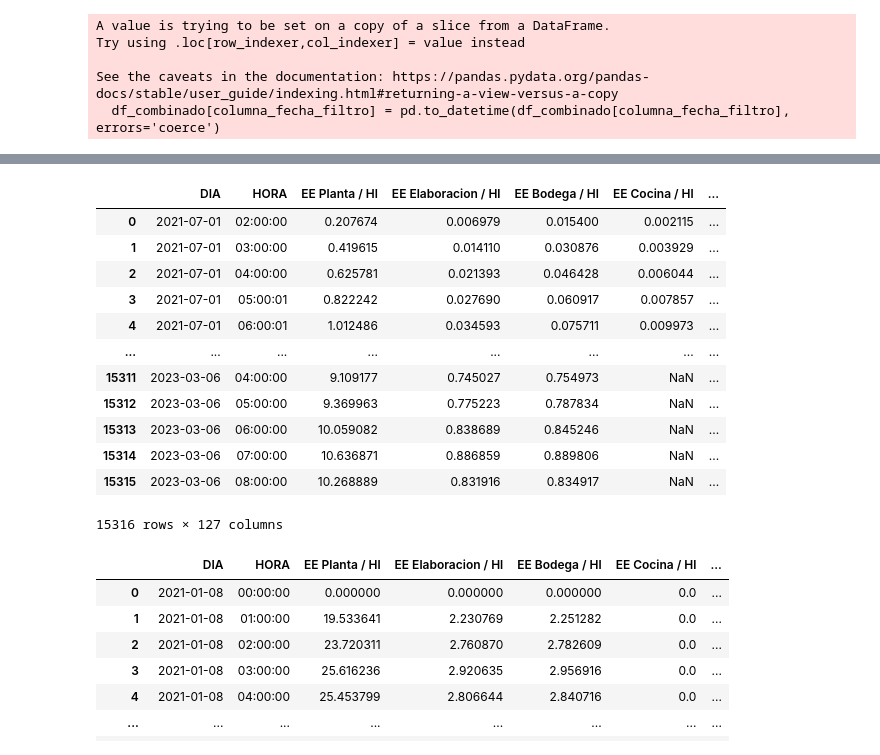
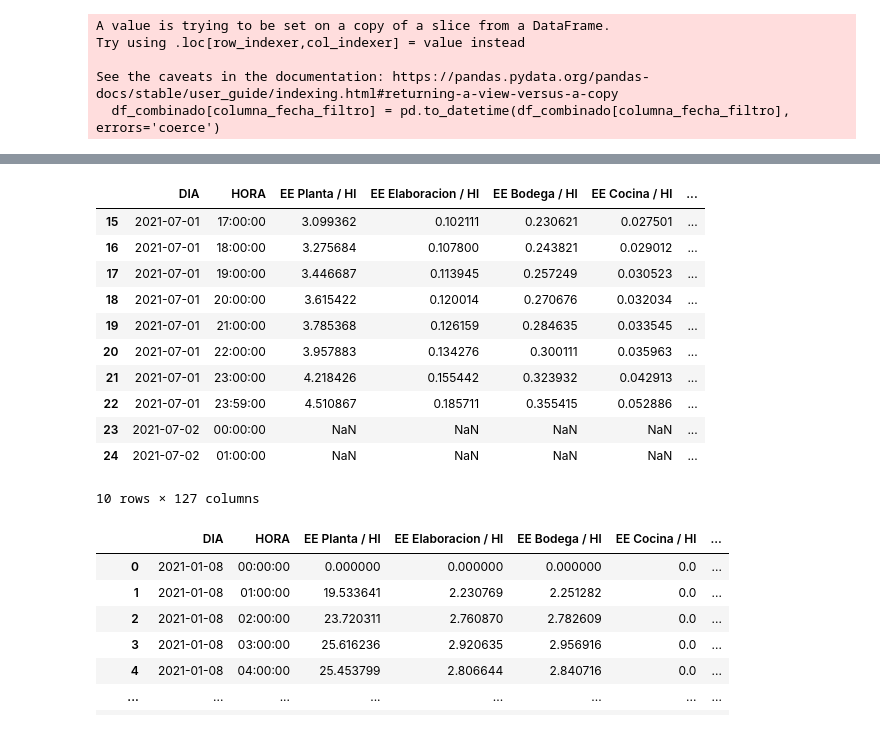
Before and after one commit to SantiScalzo/Trabajo-Final-Lab-Datos-, a Jupyter notebook: miarchivo.ipynb, the cells around one changed output, grey strips where cells are left out. Saved outputs shown, nothing was run; the diff lists cells and outputs as text; code cells hidden in the pictures.

```diff
--- a/miarchivo.ipynb
+++ b/miarchivo.ipynb
@@ -6,7 +6,7 @@ from pathlib import Path
 
 # --- Configuración ---
 # La ruta DEBE apuntar al ARCHIVO EXCEL (.xlsx)
-ruta_archivo = Path(r'C:\Users\scalz\Documents\Documentos\Lab_Datos\TPfinal\Archivos_xlsx\Planta_2020_2021.xlsx')
+ruta_archivo = Path(r'C:\Users\agusm\Trabajo-Final-Lab-Datos-\Archivos_xlsx\Planta_2020_2021.xlsx')
 # El nombre exacto de tu columna de fecha (cambiado a 'DIA' por tu output)
 columna_fecha_filtro = 'DIA'
 # La fecha en la que quieres cortar (esta fecha NO se incluirá)
@@ -102,7 +102,7 @@ from pathlib import Path
 
 # --- Configuración ---
 # La ruta DEBE apuntar al ARCHIVO EXCEL (.xlsx)
-ruta_archivo = Path(r'C:\Users\scalz\Documents\Documentos\Lab_Datos\TPfinal\Archivos_xlsx\Planta_2021_2022.xlsx')
+ruta_archivo = Path(r'C:\Users\agusm\Trabajo-Final-Lab-Datos-\Archivos_xlsx\Planta_2021_2022.xlsx')
 # El nombre exacto de tu columna de fecha (cambiado a 'DIA' por tu output)
 columna_fecha_filtro = 'DIA'
 # La fecha en la que quieres cortar (esta fecha NO se incluirá)
@@ -193,19 +209,18 @@ See the caveats in the documentation: https://pandas.pydata.org/pandas-docs/stab
 # %%
-df_filtrado
+df_filtrado[15:25]
 # %% [output]
 |  | DIA | HORA | EE Planta / Hl | EE Elaboracion / Hl | EE Bodega / Hl | EE Cocina / Hl | ... |
-| 0 | 2021-07-01 | 02:00:00 | 0.207674 | 0.006979 | 0.015400 | 0.002115 | ... |
-| 1 | 2021-07-01 | 03:00:00 | 0.419615 | 0.014110 | 0.030876 | 0.003929 | ... |
-| 2 | 2021-07-01 | 04:00:00 | 0.625781 | 0.021393 | 0.046428 | 0.006044 | ... |
-| 3 | 2021-07-01 | 05:00:01 | 0.822242 | 0.027690 | 0.060917 | 0.007857 | ... |
-| 4 | 2021-07-01 | 06:00:01 | 1.012486 | 0.034593 | 0.075711 | 0.009973 | ... |
-| ... | ... | ... | ... | ... | ... | ... | ... |
-| 15311 | 2023-03-06 | 04:00:00 | 9.109177 | 0.745027 | 0.754973 | NaN | ... |
-| 15312 | 2023-03-06 | 05:00:00 | 9.369963 | 0.775223 | 0.787834 | NaN | ... |
-| 15313 | 2023-03-06 | 06:00:00 | 10.059082 | 0.838689 | 0.845246 | NaN | ... |
-| 15314 | 2023-03-06 | 07:00:00 | 10.636871 | 0.886859 | 0.889806 | NaN | ... |
-| 15315 | 2023-03-06 | 08:00:00 | 10.268889 | 0.831916 | 0.834917 | NaN | ... |
+| 15 | 2021-07-01 | 17:00:00 | 3.099362 | 0.102111 | 0.230621 | 0.027501 | ... |
+| 16 | 2021-07-01 | 18:00:00 | 3.275684 | 0.107800 | 0.243821 | 0.029012 | ... |
+| 17 | 2021-07-01 | 19:00:00 | 3.446687 | 0.113945 | 0.257249 | 0.030523 | ... |
+| 18 | 2021-07-01 | 20:00:00 | 3.615422 | 0.120014 | 0.270676 | 0.032034 | ... |
+| 19 | 2021-07-01 | 21:00:00 | 3.785368 | 0.126159 | 0.284635 | 0.033545 | ... |
+| 20 | 2021-07-01 | 22:00:00 | 3.957883 | 0.134276 | 0.300111 | 0.035963 | ... |
+| 21 | 2021-07-01 | 23:00:00 | 4.218426 | 0.155442 | 0.323932 | 0.042913 | ... |
+| 22 | 2021-07-01 | 23:59:00 | 4.510867 | 0.185711 | 0.355415 | 0.052886 | ... |
+| 23 | 2021-07-02 | 00:00:00 | NaN | NaN | NaN | NaN | ... |
+| 24 | 2021-07-02 | 01:00:00 | NaN | NaN | NaN | NaN | ... |
-15316 rows × 127 columns
+10 rows × 127 columns
 # %%
 df2=df_filtrado.copy()
 # %%
```
Also changed, not shown: parts of 1 cell of this notebook, 12 other files.
